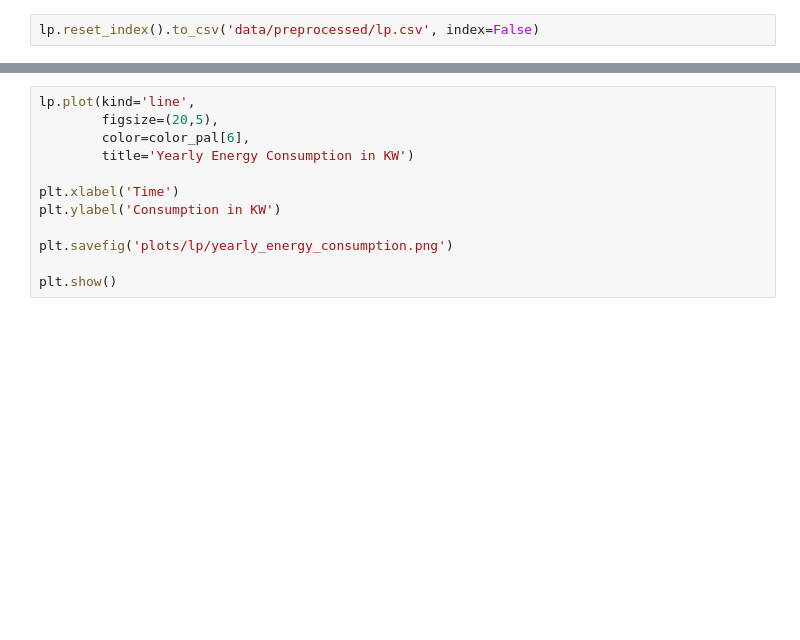
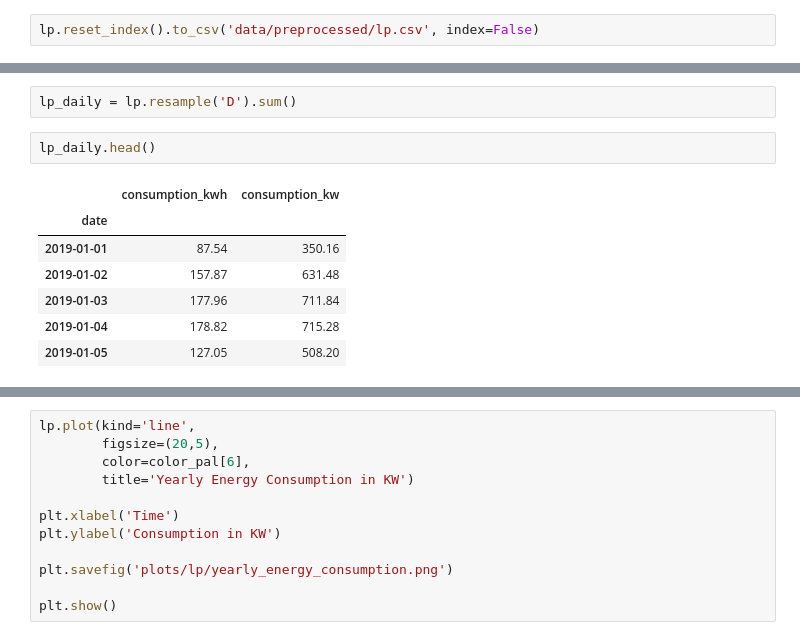
Before and after one commit to Anas20001/Energy_consumption, a Jupyter notebook: electricity_consumption.ipynb, the cells around one changed output, grey strips where cells are left out. Cells and saved outputs as stored; diff of their text form; blank space fills up the shorter version.

```diff
--- a/electricity_consumption.ipynb
+++ b/electricity_consumption.ipynb
@@ -193,0 +246,12 @@ lp.drop('consumption_kwh', axis=1, inplace=True)
+# %%
+lp_daily = lp.resample('D').sum()
+# %%
+lp_daily.head()
+# %% [output]
+|  | consumption_kwh | consumption_kw |
+| date |  |  |
+| 2019-01-01 | 87.54 | 350.16 |
+| 2019-01-02 | 157.87 | 631.48 |
+| 2019-01-03 | 177.96 | 711.84 |
+| 2019-01-04 | 178.82 | 715.28 |
+| 2019-01-05 | 127.05 | 508.20 |
```
Also changed, not shown: parts of 54 cells of this notebook, 1 other file.
